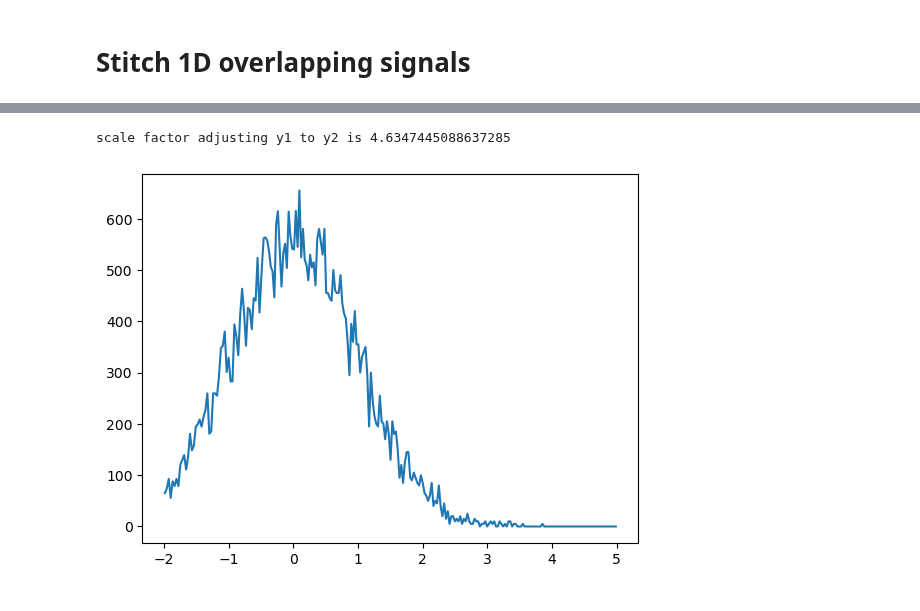
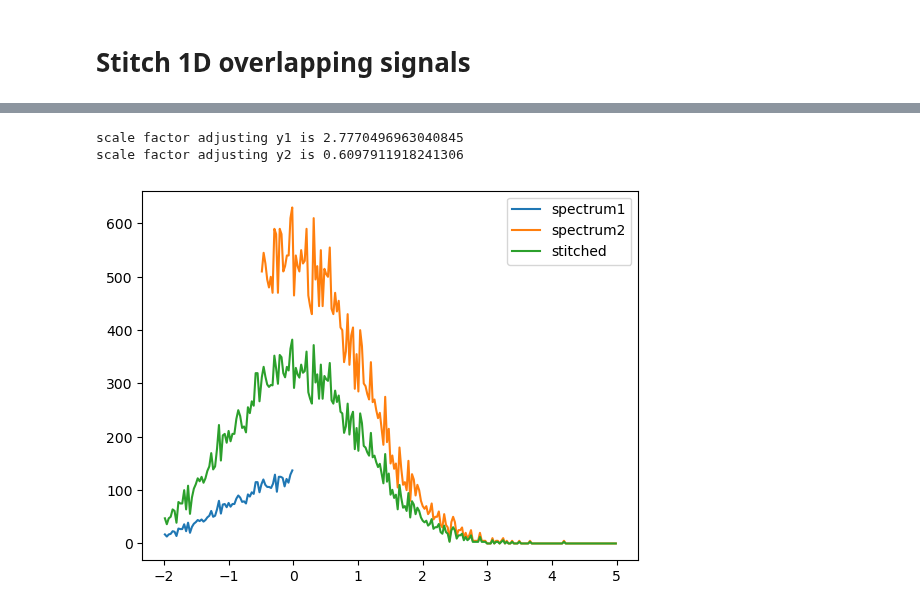
Before and after one commit to kernke/microscopy_data_analysis, a Jupyter notebook: examples/1D_examples/stitch_overlap.ipynb, the cells around one changed output, grey strips where cells are left out. Saved outputs shown, nothing was run; the diff lists cells and outputs as text; code cells hidden in the pictures.

Commit message:
scale adjustement scales now towards mean of both signals

```diff
--- a/examples/1D_examples/stitch_overlap.ipynb
+++ b/examples/1D_examples/stitch_overlap.ipynb
@@ -28,7 +28,11 @@ plt.show()
 # %%
 stitched_x,stitched_y=mda.stitch_1d_overlap(bins1,spectrum1,bins2,spectrum2,verbose=True)
-plt.plot(stitched_x,stitched_y)
+plt.plot(bins1,spectrum1,label='spectrum1')
+plt.plot(bins2,spectrum2,label='spectrum2')
+plt.plot(stitched_x,stitched_y,label='stitched')
+plt.legend()
 plt.show()
 # %% [output]
-scale factor adjusting y1 to y2 is 4.6347445088637285
+scale factor adjusting y1 is 2.7770496963040845
+scale factor adjusting y2 is 0.6097911918241306
-[figure, old version]
+[figure, new version]
```
Also changed, not shown: parts of 1 cell of this notebook, 1 other file.
